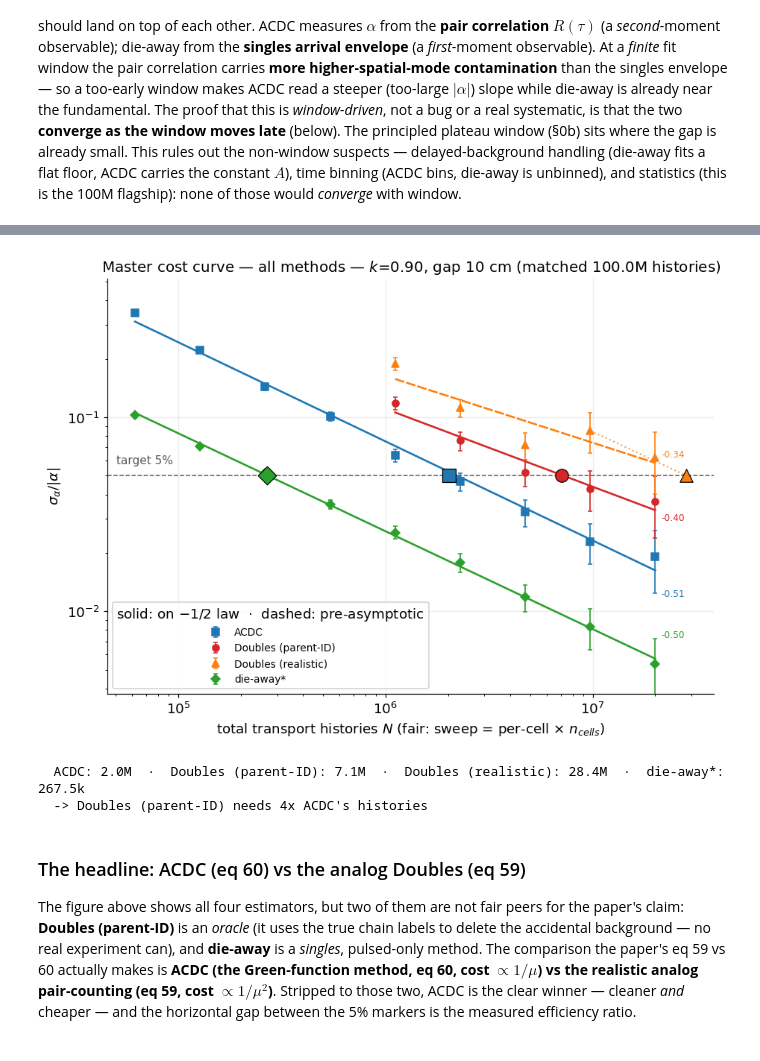
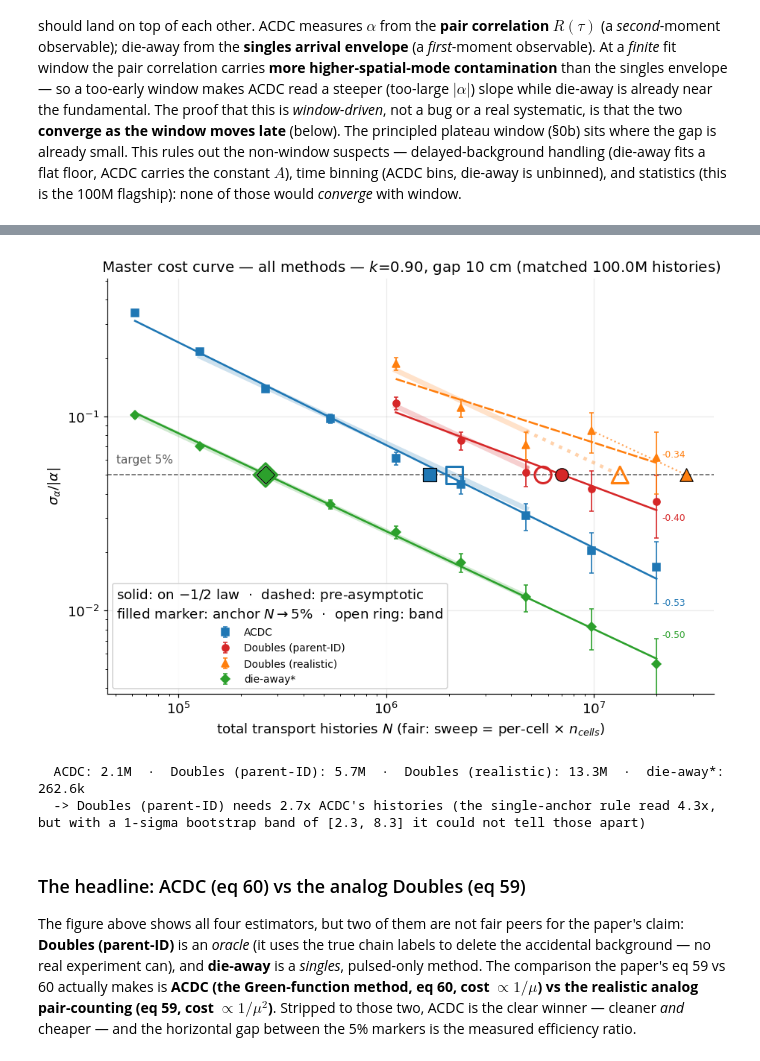
Before and after one commit to itaybnv/openmc-initiation-project, a Jupyter notebook: project/analysis/notebooks/rossi_benchmark.ipynb, the cells around one changed output, grey strips where cells are left out. Saved outputs shown, nothing was run; the diff lists cells and outputs as text; code cells hidden in the pictures.

```diff
--- a/project/analysis/notebooks/rossi_benchmark.ipynb
+++ b/project/analysis/notebooks/rossi_benchmark.ipynb
@@ -41,6 +41,10 @@ from project.analysis import rossi_benchmark as rb
 # 40 ms extended record + its plateau window via this additive module. See
 # outputs/presentation/K098_EXTENSION_REPORT.md. All other k are byte-identical paths.
 from project.analysis import k098_record_extension as kre
+# k=0.98 flagship (2026-09): path-parameterised 40 ms analysis. Picks the bench100M
+# campaign sweep + matched sphere when they are on disk and falls back to the
+# bench10M 40 ms rebuild otherwise; §2c states which one it used.
+from project.analysis import flagship_k098 as fk98
 # PK-departure fix (2026-07-12): the §1 departure panel is measured against the
 # band-median FUNDAMENTAL alpha (the §0b dashed line), not the window-fit alpha,
 # whose frozen window still carries a few-% higher-mode tail at mid k. See
@@ -107,7 +111,7 @@ REL_CAP = 0.5   # sigma/|alpha| ceiling: points above this are not measurements
 
 
 def draw_master_curve(ax, curves, scaling, h2t, alpha_ref,
-                      methods=("acdc", "oracle", "realistic", "die")):
+                      methods=("acdc", "oracle", "realistic", "die"), band=None):
     # Only MEASURING-regime points are drawn: non-censored (>=5 blocks, >=80%
     # convergent) AND sigma/|alpha| < REL_CAP. A censored or sigma/|alpha|~3 point is
     # not a measurement -- it only stretches the y-axis and hides the real content in a
@@ -160,6 +164,24 @@ def draw_master_curve(ax, curves, scaling, h2t, alpha_ref,
                         ls=":", color=meta["color"], lw=1.4, alpha=0.7, zorder=3)
             ax.scatter([h["n_target"]], [TARGET], marker=meta["marker"], color=meta["color"],
                        s=130, zorder=6, edgecolor="k", linewidth=0.8)
+        # BAND estimator overlay (rb.fit_intercept_band): translucent fixed -1/2 line
+        # through every asymptotic + populated ladder point, drawn BEHIND the data over
+        # the band's own budget range and dotted where it has to reach past the last
+        # band point to the 5% crossing; the open ring is that crossing. Both
+        # estimators are shown so the figure carries the same comparison as the table.
+        b = (band or {}).get(m)
+        if b is not None and b["ok"] and np.isfinite(b["n_target"]):
+            def _bline(N, b=b):
+                return np.exp(b["log_c"] + b["slope_fixed"] * np.log(N)) / abs(alpha_ref)
+            Nb = np.logspace(np.log10(b["n_min"]), np.log10(b["n_max"]), 40)
+            ax.plot(Nb, _bline(Nb), "-", lw=4.5, color=meta["color"], alpha=0.22, zorder=2)
+            nt = b["n_target"]
+            if not (b["n_min"] <= nt <= b["n_max"]):
+                a_, z_ = (b["n_max"], nt) if nt > b["n_max"] else (nt, b["n_min"])
+                Nd = np.logspace(np.log10(a_), np.log10(z_), 20)
+                ax.plot(Nd, _bline(Nd), ":", lw=3.0, color=meta["color"], alpha=0.35, zorder=2)
+            ax.scatter([nt], [TARGET], marker=meta["marker"], s=210, facecolor="none",
+                       edgecolor=meta["color"], linewidth=2.0, zorder=7)
     ax.set_xscale("log"); ax.set_yscale("log")
     ax.axhline(TARGET, color="0.35", ls="--", lw=1.0)
     ax.text(0.015, TARGET * 1.15, "target 5%", color="0.35", fontsize=10,
@@ -168,8 +190,10 @@ def draw_master_curve(ax, curves, scaling, h2t, alpha_ref,
         ax.set_ylim(min(ys) * 0.7, max(ys) * 1.5)
     ax.set_xlabel("total transport histories $N$ (fair: sweep = per-cell × $n_{cells}$)")
     ax.set_ylabel(r"$\sigma_\alpha / |\alpha|$")
-    ax.legend(loc="lower left", fontsize=9, framealpha=0.9,
-              title=r"solid: on $-1/2$ law  ·  dashed: pre-asymptotic" if any_solid else None)
+    ttl = r"solid: on $-1/2$ law  ·  dashed: pre-asymptotic" if any_solid else ""
+    if band:
+        ttl += ("\n" if ttl else "") + r"filled marker: anchor $N\to5\%$  ·  open ring: band"
+    ax.legend(loc="lower left", fontsize=9, framealpha=0.9, title=ttl or None)
 # %% [markdown]
 ## 0. Estimator alignment at full statistics (acceptance gate)
 
@@ -646,22 +808,25 @@ ACDC                   slope=-0.51 (ok=True)  blocks/pt=5-500  N->5%=2.0M
 # %%
 fig, ax = plt.subplots(figsize=(8.5, 6.2))
-draw_master_curve(ax, curves, scaling, h2t, alpha_ref)
+draw_master_curve(ax, curves, scaling, h2t, alpha_ref, band=band)
 ax.set_title(f"Master cost curve — all methods — $k$={gl.K_OF_LABEL[FL]:.2f}, gap 10 cm "
              f"(matched {fmt_N(n_sphere)} histories)")
 plt.tight_layout()
 plt.savefig(FIGURES_DIR / "master_sigma_vs_N.png")
 plt.show()
 
-ann = "  ·  ".join(f"{M[m]['label']}: {fmt_N(h2t[m]['n_target'])}" for m in
+ann = "  ·  ".join(f"{M[m]['label']}: {fmt_N(band[m]['n_target'])}" for m in
                    ["acdc", "oracle", "realistic", "die"])
-print("histories to sigma=5%|alpha| @ k=0.90:\n ", ann)
-if h2t["oracle"]["ok"] and h2t["acdc"]["ok"]:
+print("histories to sigma=5%|alpha| @ k=0.90 (band):\n ", ann)
+if band["oracle"]["ok"] and band["acdc"]["ok"]:
     print(f"  -> Doubles (parent-ID) needs "
-          f"{h2t['oracle']['n_target']/h2t['acdc']['n_target']:.0f}x ACDC's histories")
+          f"{band['oracle']['n_target']/band['acdc']['n_target']:.1f}x ACDC's histories "
+          f"(the single-anchor rule read "
+          f"{h2t['oracle']['n_target']/h2t['acdc']['n_target']:.1f}x, but with a 1-sigma "
+          f"bootstrap band of [2.3, 8.3] it could not tell those apart)")
 # %% [output]
-[figure, old version]
+[figure, new version]
-  ACDC: 2.0M  ·  Doubles (parent-ID): 7.1M  ·  Doubles (realistic): 28.4M  ·  die-away*: 267.5k
-  -> Doubles (parent-ID) needs 4x ACDC's histories
+  ACDC: 2.1M  ·  Doubles (parent-ID): 5.7M  ·  Doubles (realistic): 13.3M  ·  die-away*: 262.6k
+  -> Doubles (parent-ID) needs 2.7x ACDC's histories (the single-anchor rule read 4.3x, but with a 1-sigma bootstrap band of [2.3, 8.3] it could not tell those apart)
 # %% [markdown]
 ### The headline: ACDC (eq 60) vs the analog Doubles (eq 59)
 
```
Also changed, not shown: parts of 27 cells of this notebook.
